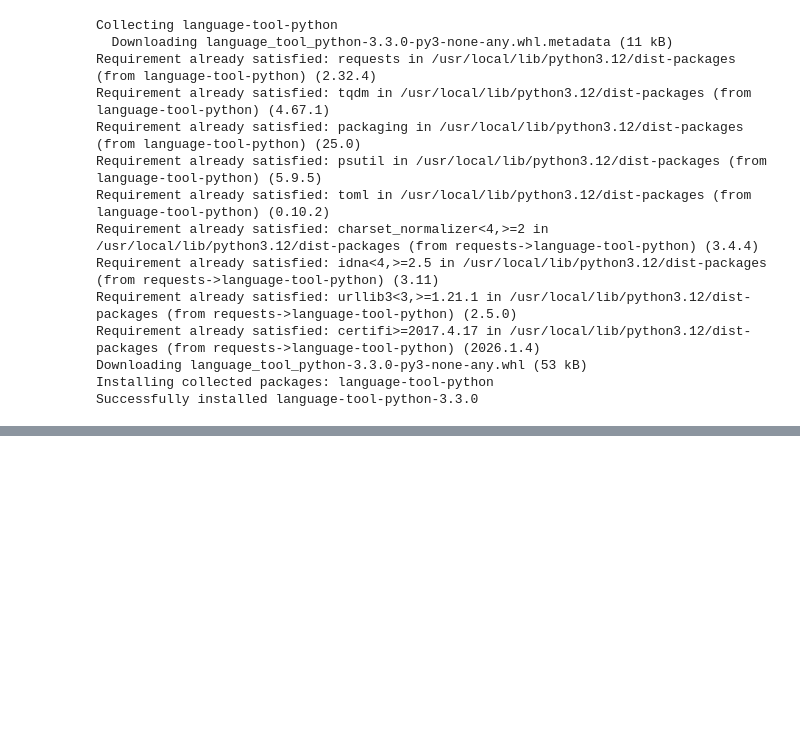
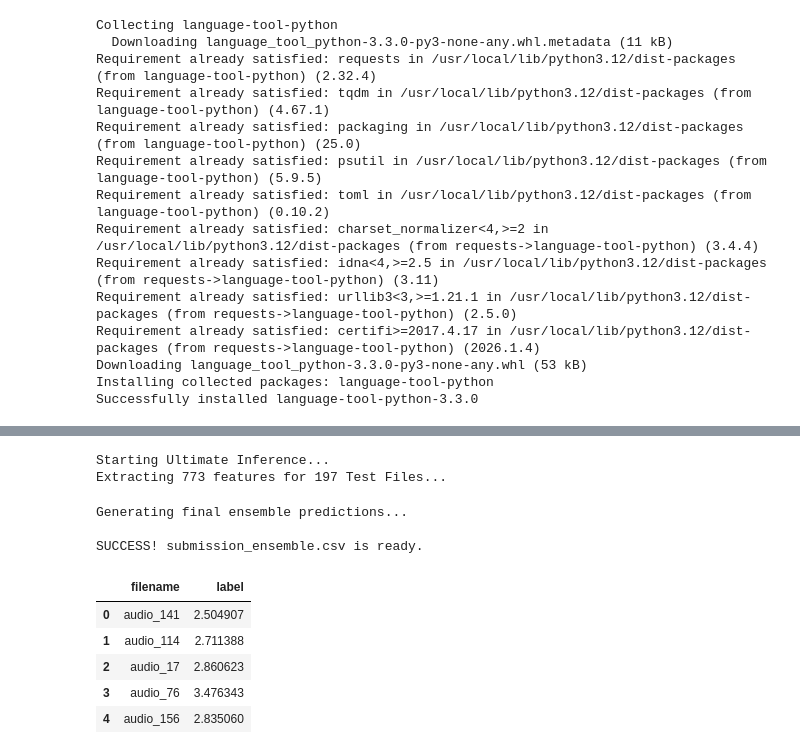
Before and after one commit to Subzero-005/SHL--audio-scoring-pipeline, a Jupyter notebook: notebook5faa0bc8b1.ipynb, the cells around one changed output, grey strips where cells are left out. Drawn from its saved outputs; the diff is of its cells as text; code cells hidden in the pictures; blank space fills up the shorter version.

Commit message:
Kaggle Notebook | notebook5faa0bc8b1 | ensemble version

```diff
--- a/notebook5faa0bc8b1.ipynb
+++ b/notebook5faa0bc8b1.ipynb
@@ -624,0 +191,47 @@ SUCCESS! submission.csv is ready for the leaderboard.
+# %%
+print("Starting Ultimate Inference...")
+
+test_csv_path = None
+test_audio_dir = None
+for root, dirs, files in os.walk('/kaggle/input'):
+    if 'test.csv' in files: test_csv_path = os.path.join(root, 'test.csv')
+    if 'test' in root.split('/') and any(f.endswith('.wav') for f in files): test_audio_dir = root
+
+test_df = pd.read_csv(test_csv_path)
+
+print(f"Extracting 773 features for {len(test_df)} Test Files...")
+test_features = []
+for index, row in tqdm(test_df.iterrows(), total=len(test_df)):
+    fname = str(row['filename'])
+    if not fname.endswith('.wav'): fname += '.wav'
+    audio_path = os.path.join(test_audio_dir, fname)
+
+    if os.path.exists(audio_path):
+        features = extract_ensemble_features(audio_path)
+    else:
+        features = np.zeros(773)
+    test_features.append(features)
+
+X_test = np.array(test_features)
+
+print("Generating final ensemble predictions...")
+loaded_ensemble = joblib.load('shl_ensemble_model.pkl')
+test_predictions = loaded_ensemble.predict(X_test)
+test_predictions = np.clip(test_predictions, 0, 5)
+
+submission = pd.DataFrame({'filename': test_df['filename'], 'label': test_predictions})
+submission.to_csv('submission_ensemble.csv', index=False)
+print("\nSUCCESS! submission_ensemble.csv is ready.")
+display(submission.head())
+# %% [output]
+Starting Ultimate Inference...
+Extracting 773 features for 197 Test Files...
+Generating final ensemble predictions...
+
+SUCCESS! submission_ensemble.csv is ready.
+|  | filename | label |
+| 0 | audio_141 | 2.504907 |
+| 1 | audio_114 | 2.711388 |
+| 2 | audio_17 | 2.860623 |
+| 3 | audio_76 | 3.476343 |
+| 4 | audio_156 | 2.835060 |
```
Also changed, not shown: parts of 11 cells of this notebook.
